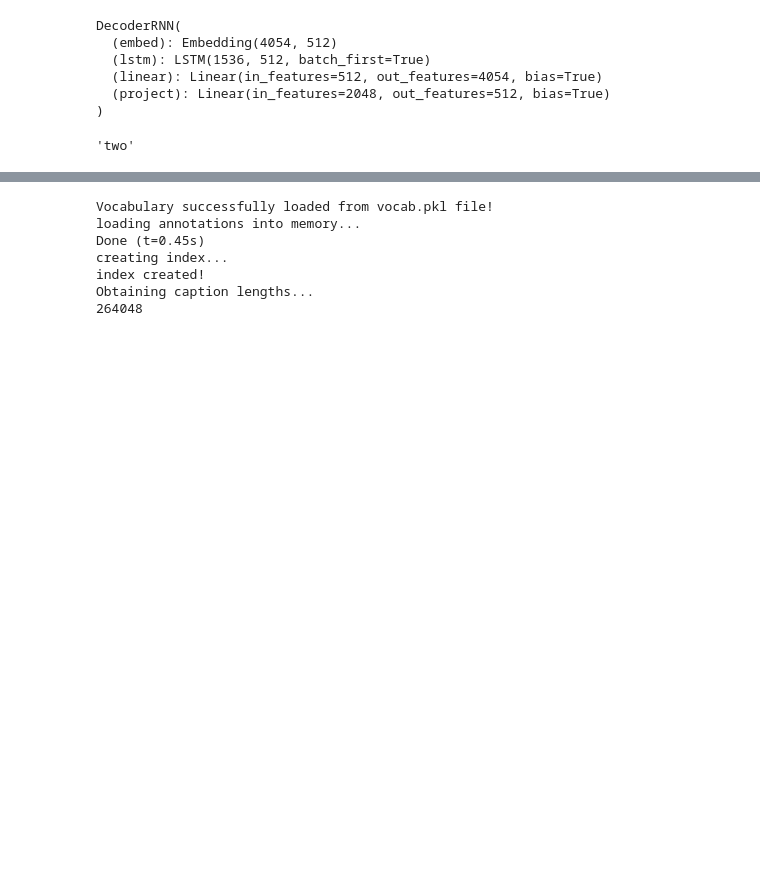
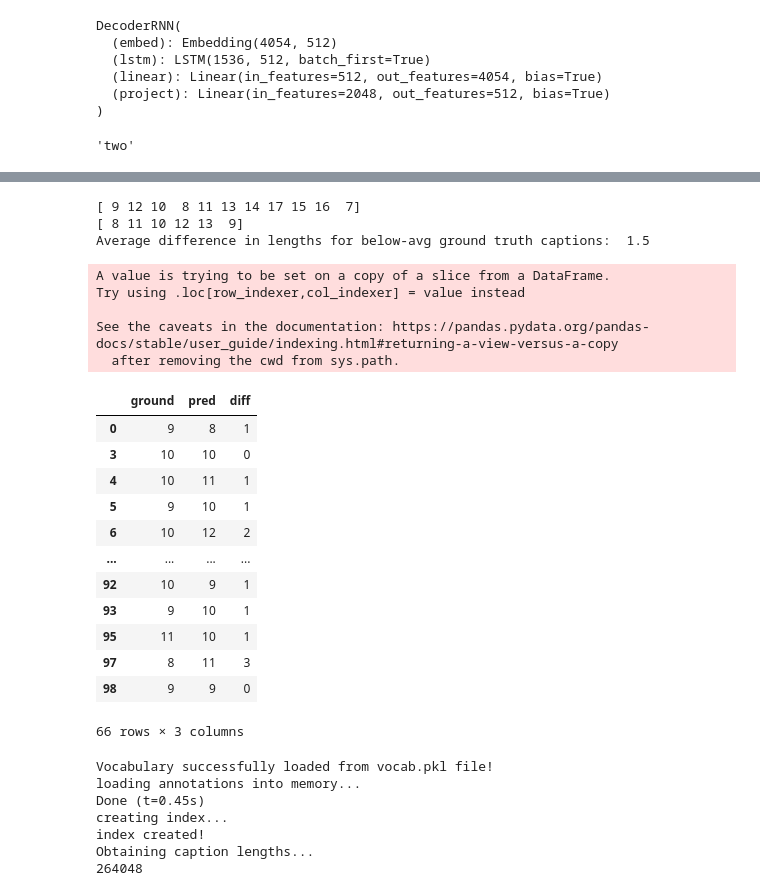
Before and after one commit to polina-tsvilodub/mSc-thesis, a Jupyter notebook: code/src/notebooks/functional_learning_exploration.ipynb, the cells around one changed output, grey strips where cells are left out. Drawn from its saved outputs; the diff is of its cells as text; code cells hidden in the pictures; blank space fills up the shorter version.

```diff
--- a/code/src/notebooks/functional_learning_exploration.ipynb
+++ b/code/src/notebooks/functional_learning_exploration.ipynb
@@ -2294,3 +2321,32 @@ fig.show()
+# %%
+print(sent_lens_df["ground"].unique())
+print(sent_lens_df["pred"].unique())
+min_len_subset = sent_lens_df[sent_lens_df["ground"] < ground_truth_num_tokens/100]
+min_len_subset["diff"] = abs(min_len_subset["ground"] - min_len_subset["pred"])
+print("Average difference in lengths for below-avg ground truth captions: ", sum(min_len_subset["diff"])/len(min_len_subset["diff"]))
+min_len_subset
+# %% [output]
+[ 9 12 10  8 11 13 14 17 15 16  7]
+[ 8 11 10 12 13  9]
+Average difference in lengths for below-avg ground truth captions:  1.5
+A value is trying to be set on a copy of a slice from a DataFrame.
+Try using .loc[row_indexer,col_indexer] = value instead
+
+See the caveats in the documentation: https://pandas.pydata.org/pandas-docs/stable/user_guide/indexing.html#returning-a-view-versus-a-copy
+  after removing the cwd from sys.path.
+|  | ground | pred | diff |
+| 0 | 9 | 8 | 1 |
+| 3 | 10 | 10 | 0 |
+| 4 | 10 | 11 | 1 |
+| 5 | 9 | 10 | 1 |
+| 6 | 10 | 12 | 2 |
+| ... | ... | ... | ... |
+| 92 | 10 | 9 | 1 |
+| 93 | 9 | 10 | 1 |
+| 95 | 11 | 10 | 1 |
+| 97 | 8 | 11 | 3 |
+| 98 | 9 | 9 | 0 |
+66 rows × 3 columns
 # %%
 # init validation data loader
 data_loader_val = get_loader(transform=transform_test,
```
Also changed, not shown: parts of 5 cells of this notebook.
